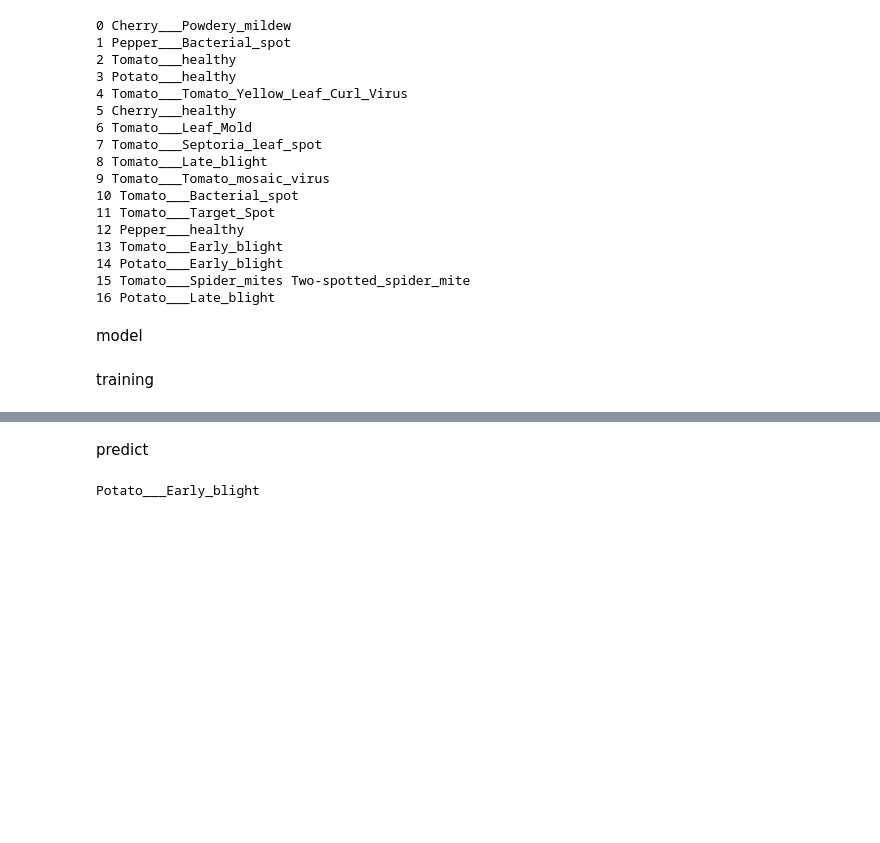
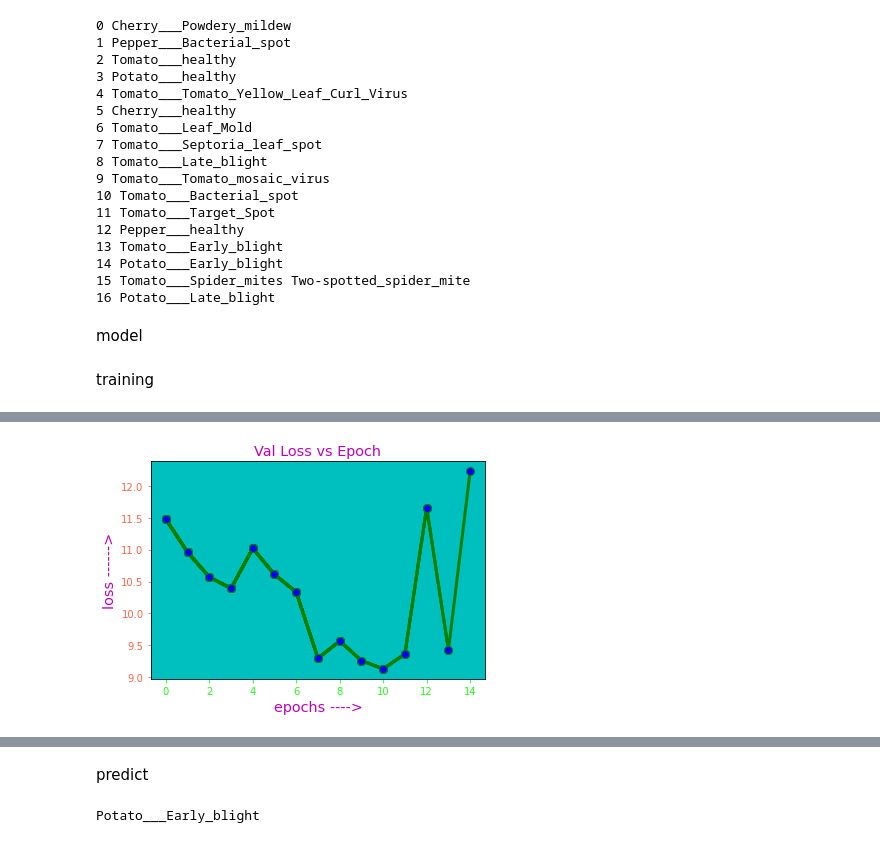
Before and after one commit to SkyDocs/Plant-Disease-Detection, a Jupyter notebook: dl-model/Plant_Disease_Detection.ipynb, the cells around one changed output, grey strips where cells are left out. Drawn from its saved outputs; the diff is of its cells as text; code cells hidden in the pictures; blank space fills up the shorter version.

```diff
--- a/dl-model/Plant_Disease_Detection.ipynb
+++ b/dl-model/Plant_Disease_Detection.ipynb
@@ -241,0 +295,3 @@ torch.save(model.state_dict(), "model.pth")
+# %%
+train(train_data, valid_data, model)
+# %% [output]
@@ -241,0 +313 @@ torch.save(model.state_dict(), "model.pth")
+[figure, added]
```
Also changed, not shown: parts of 6 cells of this notebook, 2 other files.
